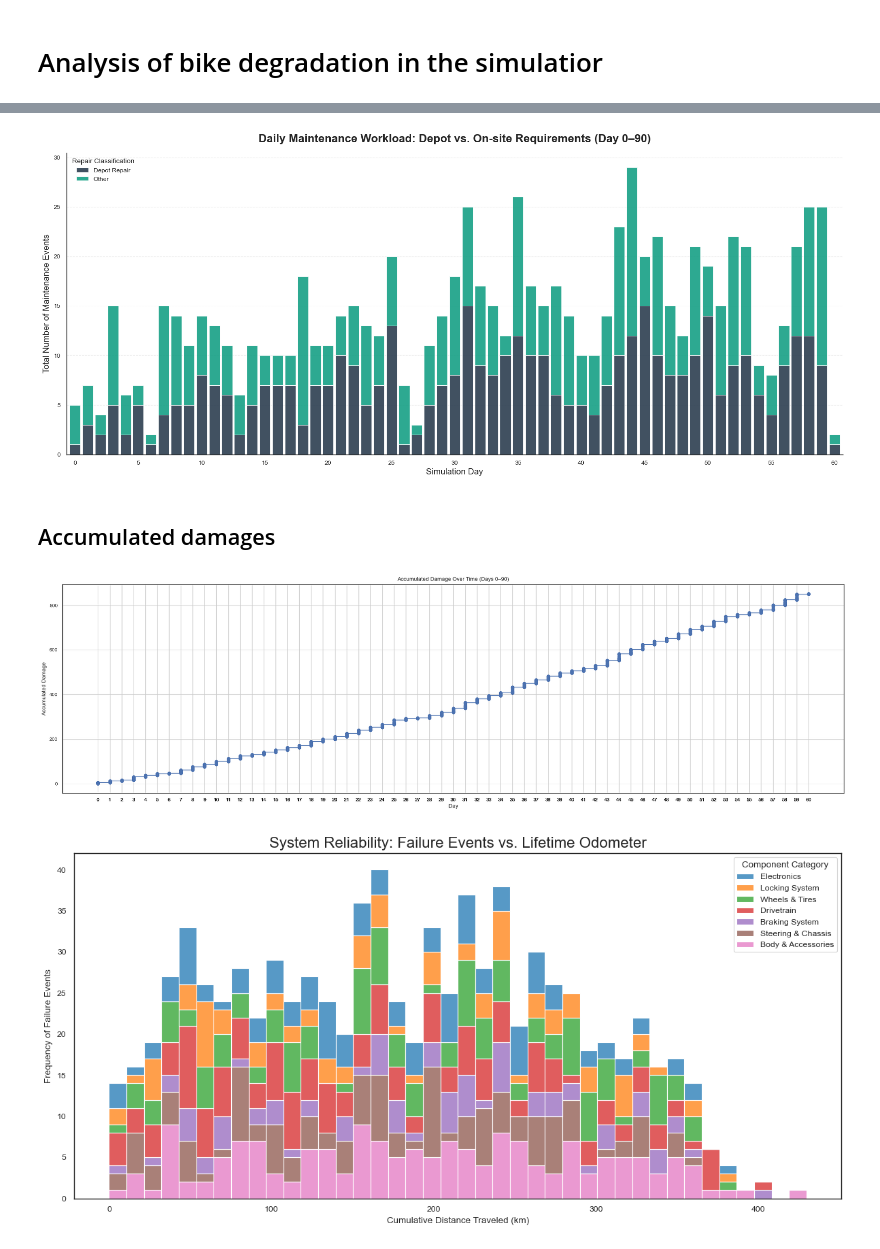
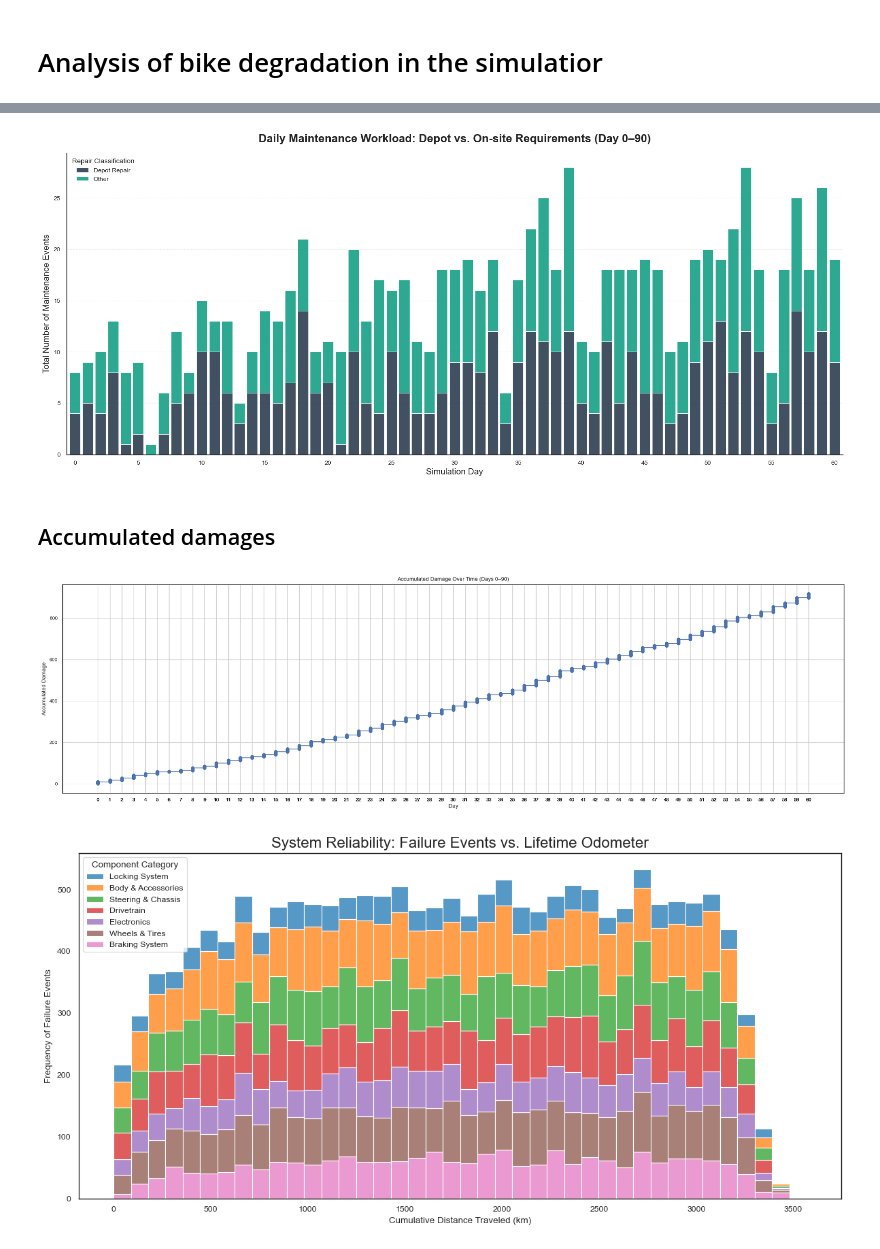
Before and after one commit to EECS-NTNU/FOMOsim, a Jupyter notebook: policies/sjovik_sund/US_data/simulation_damage_analysis.ipynb, the cells around one changed output, grey strips where cells are left out. Cells and saved outputs as stored; diff of their text form; code cells hidden in the pictures.

```diff
--- a/policies/sjovik_sund/US_data/simulation_damage_analysis.ipynb
+++ b/policies/sjovik_sund/US_data/simulation_damage_analysis.ipynb
@@ -6,14 +6,14 @@ import matplotlib.pyplot as plt
 # %%
 # Load file
 hourly_df = pd.read_csv(
-    r"C:\Users\Minamsj\FOMOsim\policies\sjovik_sund\simulation_results\sjovik_sund_TD_W34_old_V1_D1440h_T5_03021651_seed1_alpha0.000_results_hourly_seed_1.csv"
+    r"C:\Users\Minamsj\FOMOsim\policies\sjovik_sund\simulation_results\sjovik_sund_TD_W34_old_V1_D17520h_T5_03031509_seed1_alpha0.000_results_hourly_seed_1.csv"
 )
 
 failure_df = pd.read_csv(
-    r"C:\Users\Minamsj\FOMOsim\policies\sjovik_sund\simulation_results\sjovik_sund_TD_W34_old_V1_D1440h_T5_03021651_seed1_alpha0.000_results_component_failures_seed_1.csv" )
+    r"C:\Users\Minamsj\FOMOsim\policies\sjovik_sund\simulation_results\sjovik_sund_TD_W34_old_V1_D17520h_T5_03031509_seed1_alpha0.000_results_component_failures_seed_1.csv" )
 
 # Keep only days up to 90
-hourly_df = hourly_df[hourly_df['Day'] <= 90]
+hourly_df = hourly_df[hourly_df['Day'] <= 60]
 
 # Aggregate total component failures per day
 daily_failures = (
@@ -203,7 +203,7 @@ plt.grid(axis='y', linestyle='--', alpha=0.3)
 plt.tight_layout()
 plt.show()
 # %% [output]
-[figure, old version]
+[figure, new version]
 # %% [markdown]
 ## Accumulated damages
 # %%
@@ -219,30 +219,30 @@ plt.grid()
 plt.tight_layout()
 plt.show()
 # %% [output]
-[figure, old version]
+[figure, new version]
 # %%
 import matplotlib.pyplot as plt
 import seaborn as sns
 
 # Ensure the figure size is sufficient for the legend
 plt.figure(figsize=(12, 6))
 
 # The x-axis maps to 'Odometer (km)' and the hue to 'Component Category'
 sns.histplot(
     data=failure_df,
-    x="Odometer (km)",
+    x="Total Bike Odometer (km)",
     hue="Component Category",
     multiple="stack",
     bins=40,
     palette="tab10"
 )
 
 plt.title('System Reliability: Failure Events vs. Lifetime Odometer', fontsize=16)
 plt.xlabel('Cumulative Distance Traveled (km)')
 plt.ylabel('Frequency of Failure Events')
 
 # Improving layout to prevent legend overlap
 plt.tight_layout()
-plt.savefig('failure_odometer_distribution.png')
+#plt.savefig('failure_odometer_distribution.png')
 # %% [output]
-[figure, old version]
+[figure, new version]
```
Also changed, not shown: parts of 3 cells of this notebook, 8 other files.
